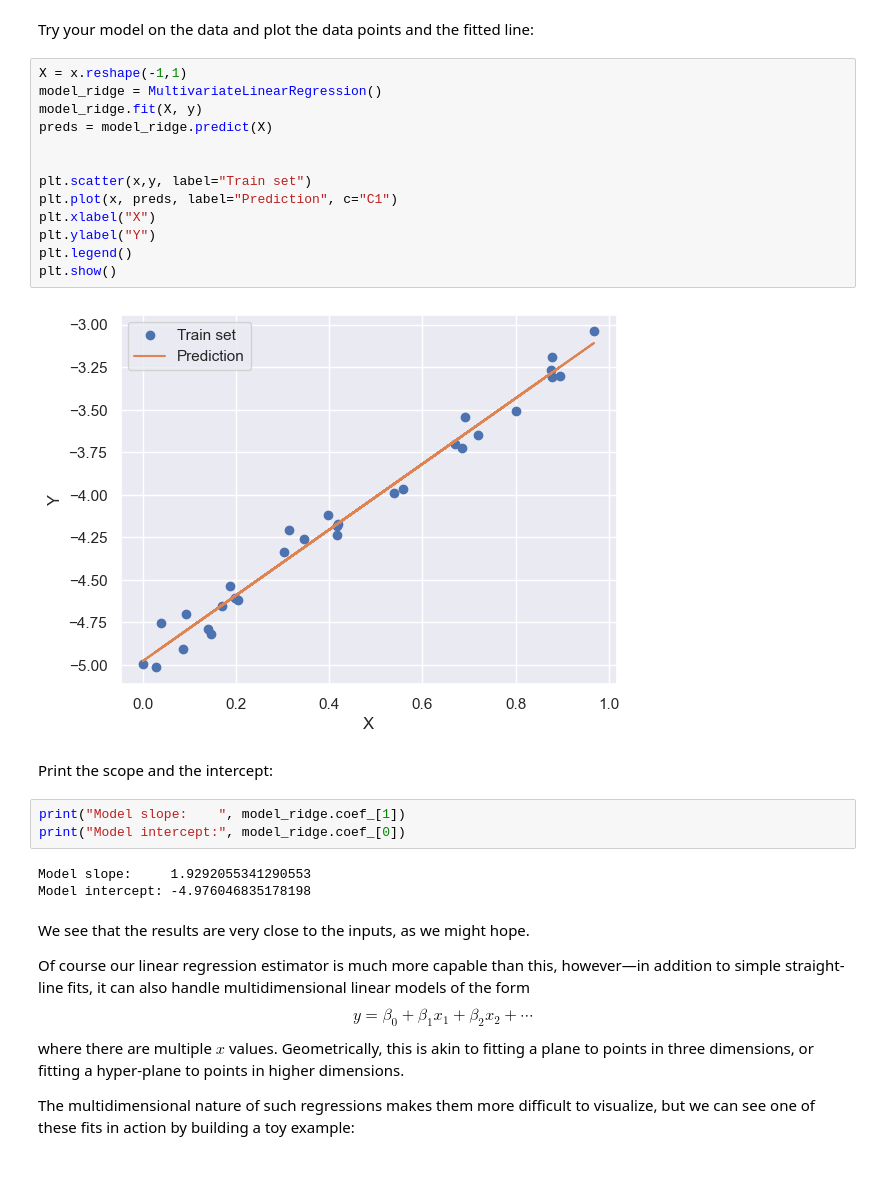
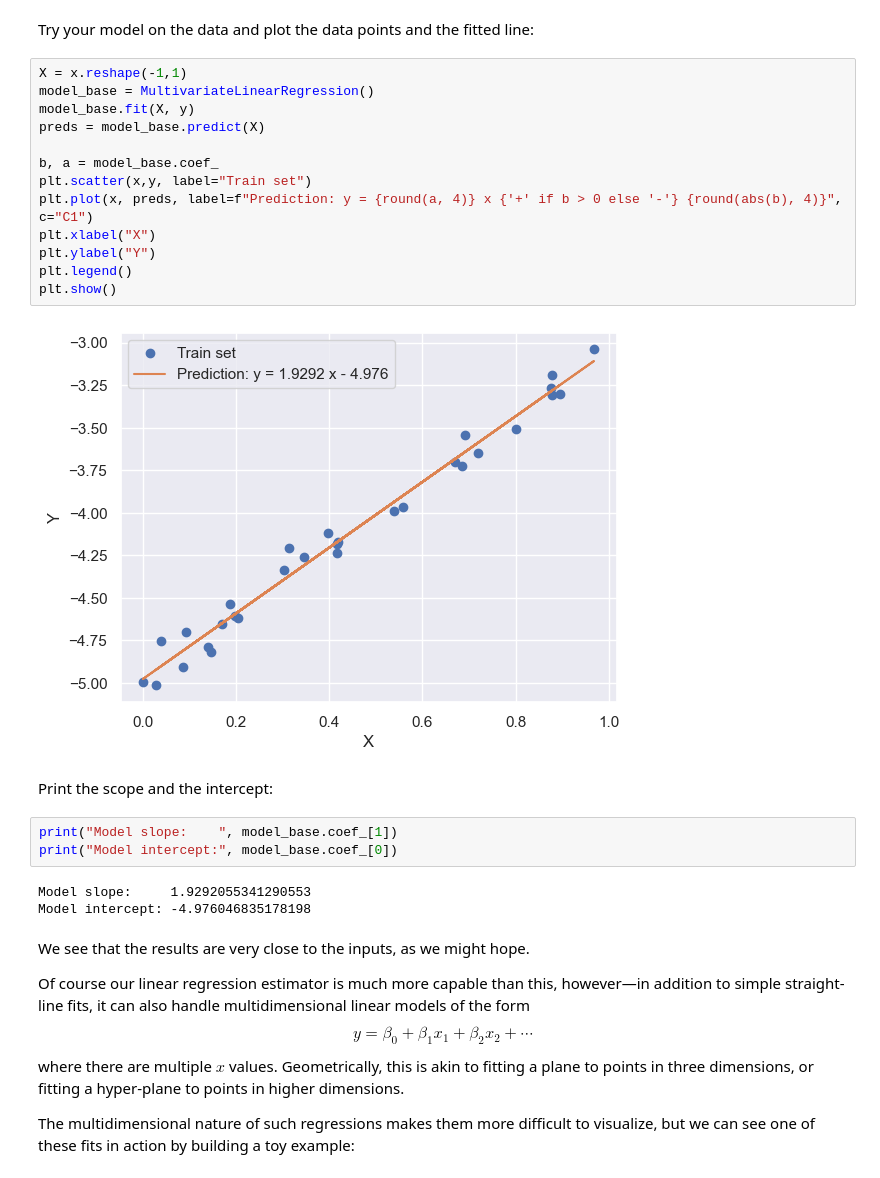
Before and after one commit to amigourou/machine-learning-course, a Jupyter notebook: ML-advanced/TD1/lab1.ipynb, the cells around one changed output. Saved outputs shown, nothing was run; the diff lists cells and outputs as text.

```diff
--- a/ML-advanced/TD1/lab1.ipynb
+++ b/ML-advanced/TD1/lab1.ipynb
@@ -84,24 +84,24 @@ class MultivariateLinearRegression():
 Try your model on the data and plot the data points and the fitted line:
 # %%
 X = x.reshape(-1,1)
-model_ridge = MultivariateLinearRegression()
-model_ridge.fit(X, y)
-preds = model_ridge.predict(X)
+model_base = MultivariateLinearRegression()
+model_base.fit(X, y)
+preds = model_base.predict(X)
 
-
+b, a = model_base.coef_
 plt.scatter(x,y, label="Train set")
-plt.plot(x, preds, label="Prediction", c="C1")
+plt.plot(x, preds, label=f"Prediction: y = {round(a, 4)} x {'+' if b > 0 else '-'} {round(abs(b), 4)}", c="C1")
 plt.xlabel("X")
 plt.ylabel("Y")
 plt.legend()
 plt.show()
 # %% [output]
-[figure, old version]
+[figure, new version]
 # %% [markdown]
 Print the scope and the intercept:
 # %%
-print("Model slope:    ", model_ridge.coef_[1])
-print("Model intercept:", model_ridge.coef_[0])
+print("Model slope:    ", model_base.coef_[1])
+print("Model intercept:", model_base.coef_[0])
 # %% [output]
 Model slope:     1.9292055341290553
 Model intercept: -4.976046835178198
```
Also changed, not shown: parts of 24 cells of this notebook.
